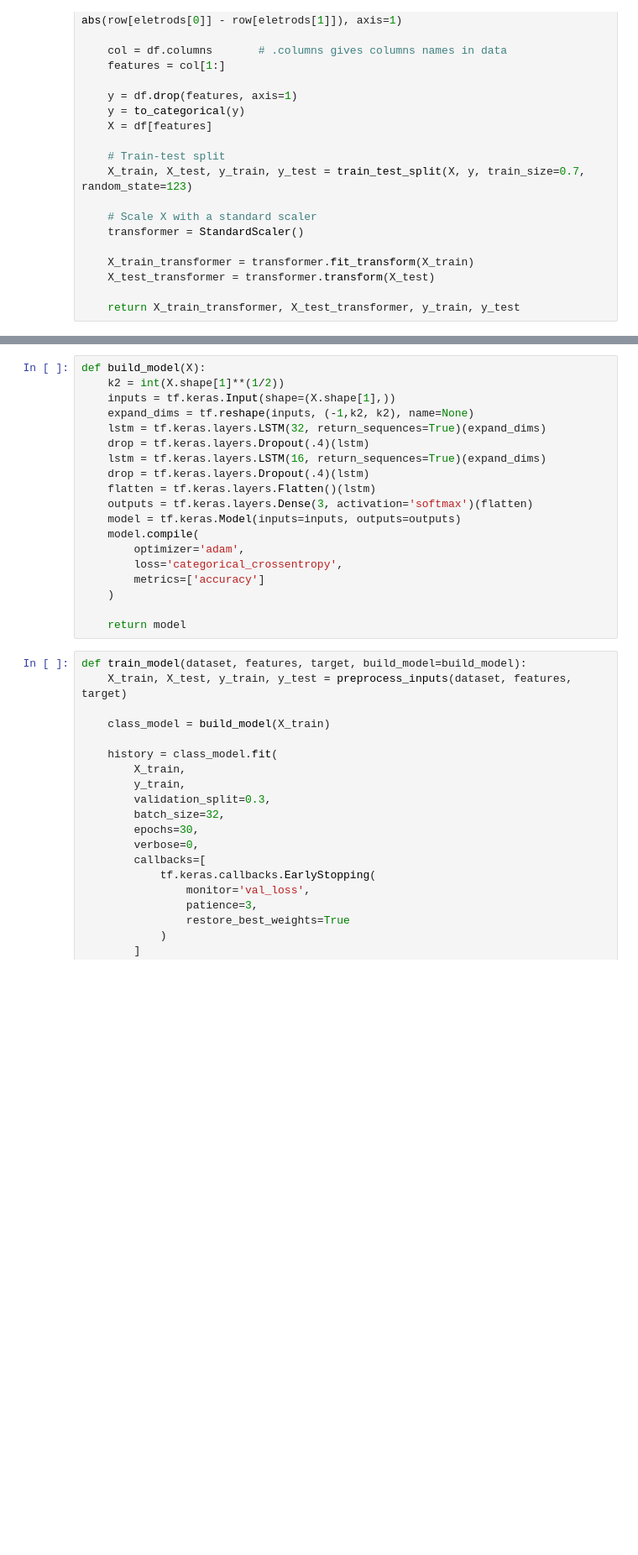
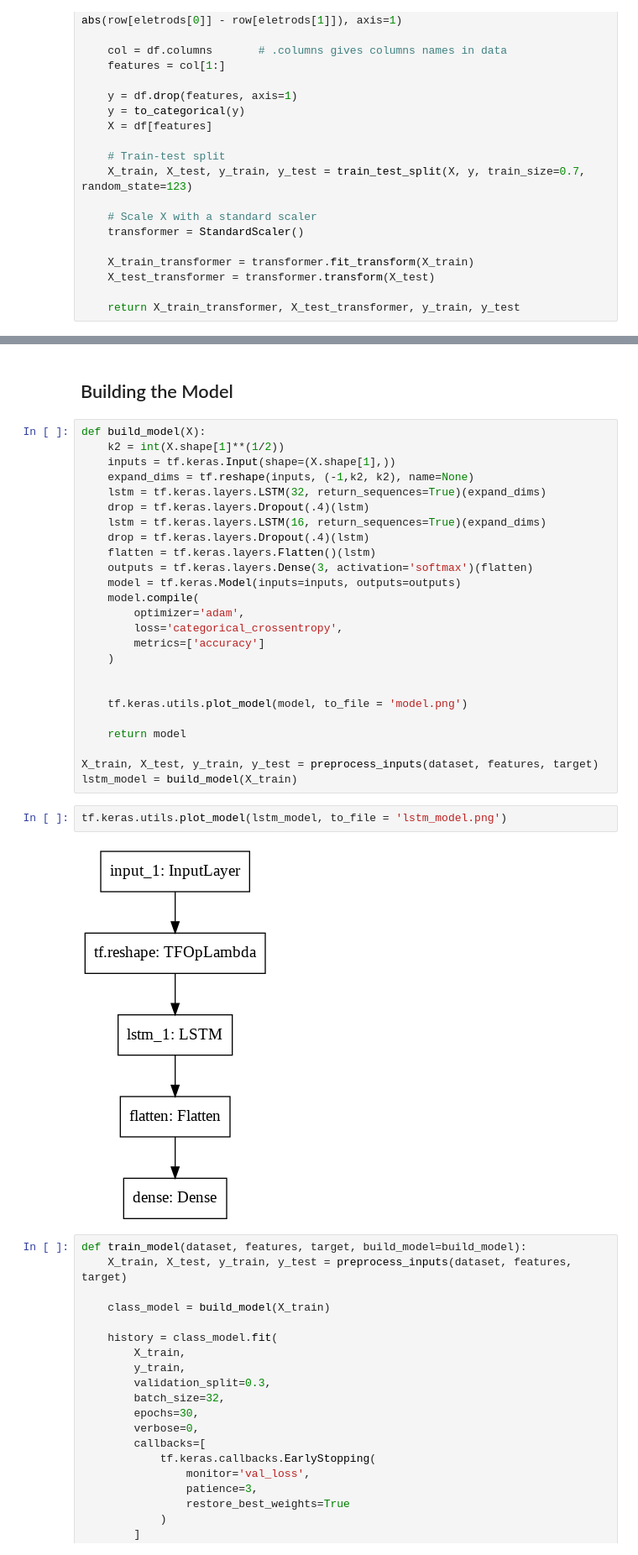
Before and after one commit to Vineet2107/EEG_Pipeline, a Jupyter notebook: Processing_EEG_data_from_hand_movement_with_RNN.ipynb, the cells around one changed output, grey strips where cells are left out. Shown: that part at 84% size. Cells and saved outputs as stored; diff of their text form; blank space fills up the shorter version.

```diff
--- a/Processing_EEG_data_from_hand_movement_with_RNN.ipynb
+++ b/Processing_EEG_data_from_hand_movement_with_RNN.ipynb
@@ -183,3 +173,5 @@ def preprocess_inputs(df, features, target):
+# %% [markdown]
+## Building the Model
 # %%
 def build_model(X):
     k2 = int(X.shape[1]**(1/2))
@@ -198,7 +190,17 @@ def build_model(X):
         metrics=['accuracy']
     )
 
+
+    tf.keras.utils.plot_model(model, to_file = 'model.png')
+
     return model
+
+X_train, X_test, y_train, y_test = preprocess_inputs(dataset, features, target)
+lstm_model = build_model(X_train)
+# %%
+tf.keras.utils.plot_model(lstm_model, to_file = 'lstm_model.png')
+# %% [output]
+[figure, added]
 # %%
 def train_model(dataset, features, target, build_model=build_model):
     X_train, X_test, y_train, y_test = preprocess_inputs(dataset, features, target)
```
Also changed, not shown: parts of 19 cells of this notebook.
